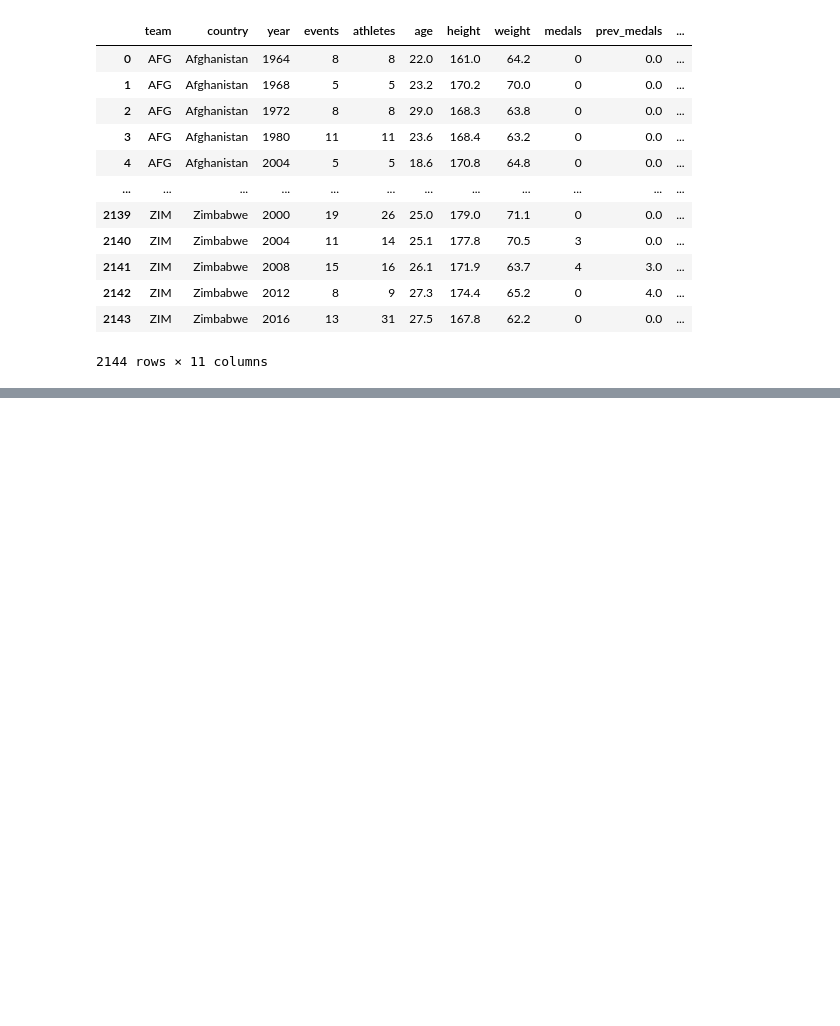
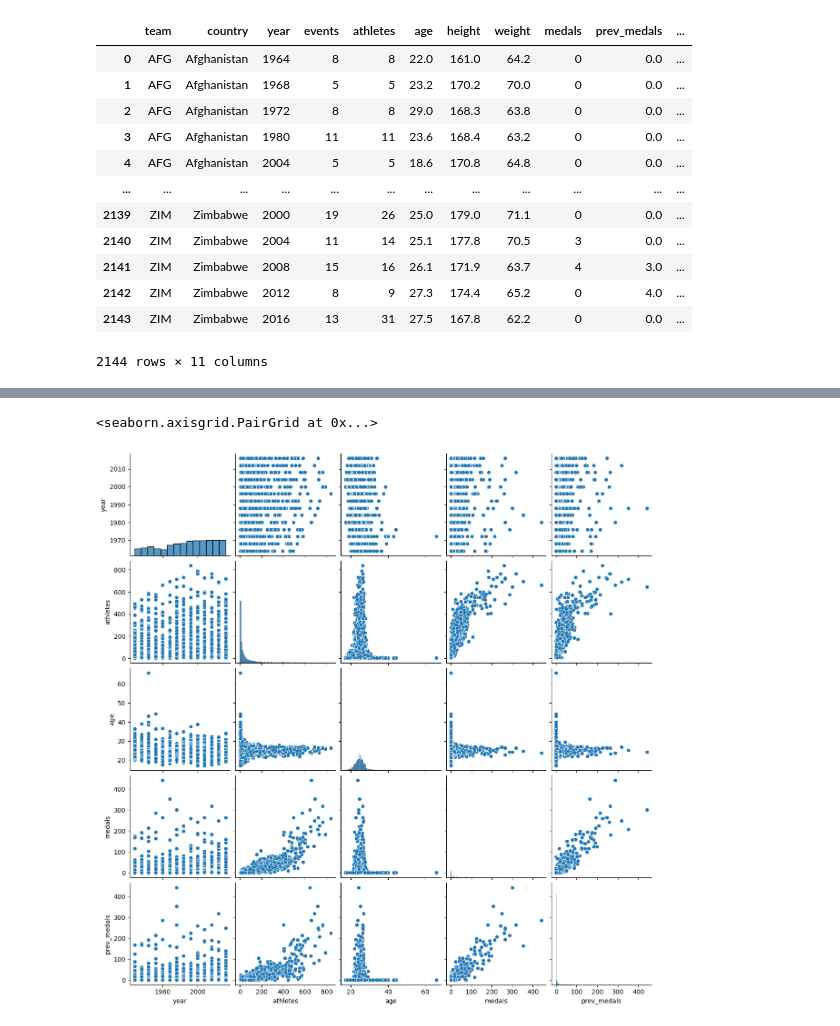
Before and after one commit to imaakanksha/MachineLearningProj, a Jupyter notebook: machine_learning.ipynb, the cells around one changed output, grey strips where cells are left out. Saved outputs shown, nothing was run; the diff lists cells and outputs as text; code cells hidden in the pictures; blank space fills up the shorter version.

```diff
--- a/machine_learning.ipynb
+++ b/machine_learning.ipynb
@@ -18,0 +111,5 @@ teams
+# %%
+sns.pairplot(data=teams)
+# %% [output]
+<seaborn.axisgrid.PairGrid at 0x...>
+[figure, added]
```
Also changed, not shown: parts of 7 cells of this notebook.
